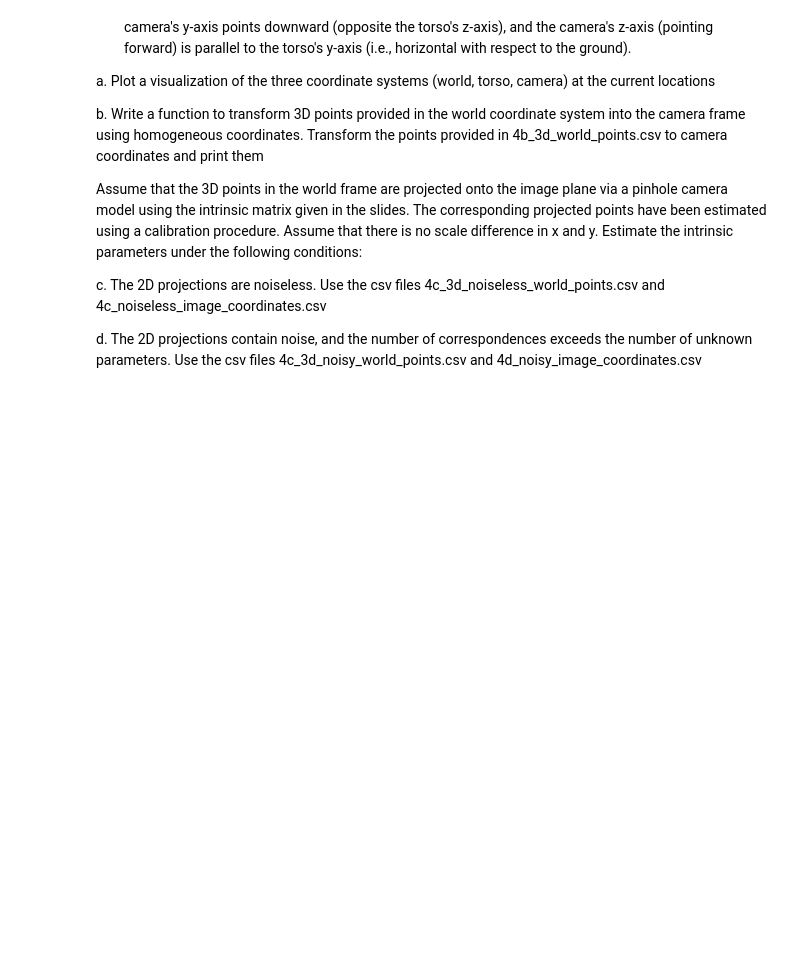
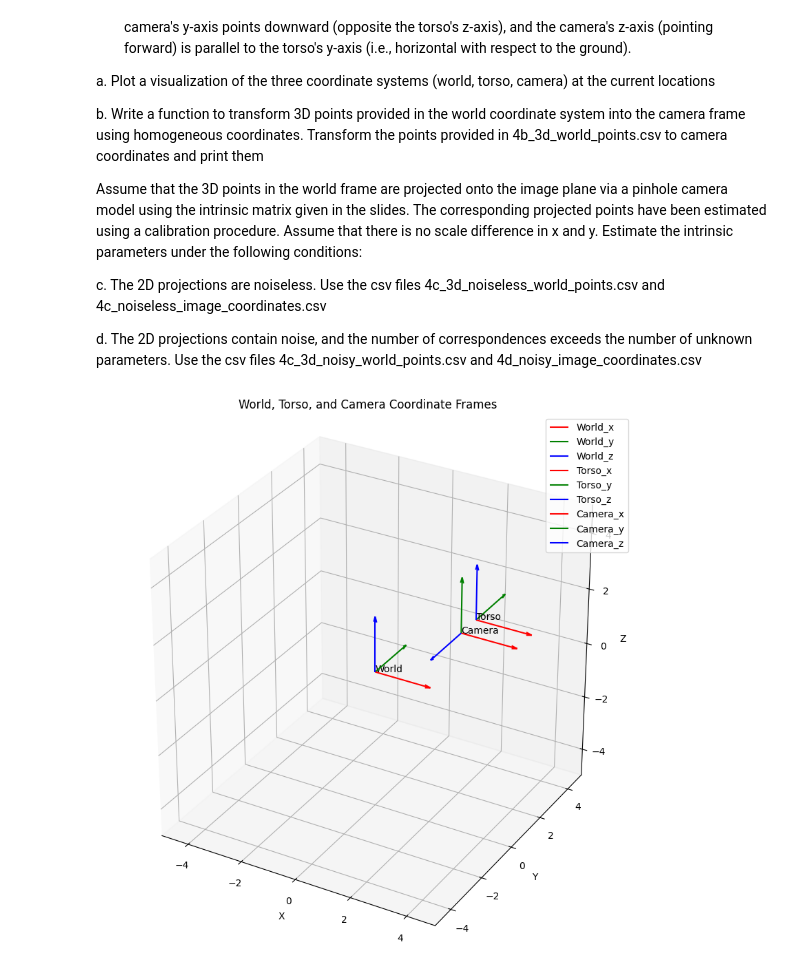
Before and after one commit to v-utsav/humanoid-robotics-assignments, a Jupyter notebook: Assignment_01.ipynb, the cells around one changed output. Saved outputs shown, nothing was run; the diff lists cells and outputs as text; code cells hidden in the pictures; blank space fills up the shorter version.

```diff
--- a/Assignment_01.ipynb
+++ b/Assignment_01.ipynb
@@ -124,19 +126,106 @@ import csv
 # %%
 # 4.a
 def get_torso2world_transform():
     # return the torso coordinate frame in world coordinates using Homogenous transforms:
-    pass
+    """
+    Returns the homogeneous transformation matrix representing the torso frame in world coordinates.
+    """
+    # Torso is at (2, 3, 1) in world frame, with axes aligned.
+    transform = np.array([
+        [1, 0, 0, 2],
+        [0, 1, 0, 3],
+        [0, 0, 1, 1],
+        [0, 0, 0, 1]
+    ])
+    return transform
+    #pass
 
 def get_camera2torso_transform():
     # return the camera coordinate frame in torso coordinates using Homogenous transforms:
-    pass
+    """
+    Returns the homogeneous transformation matrix representing the camera frame in torso coordinates.
+    """
+    # Camera is at (0, 0, 1) in torso frame.
+    translation = np.array([
+        [1, 0, 0, 0],
+        [0, 1, 0, 0],
+        [0, 0, 1, 1],
+        [0, 0, 0, 1]
+    ])
+
+    # Rotation: camera x = torso x, camera y = -torso z, camera z = torso y
+    rotation = np.array([
+        [1, 0, 0, 0],
+        [0, 0, -1, 0],
+        [0, 1, 0, 0],
+        [0, 0, 0, 1]
+    ])
+
+    transform = np.dot(rotation, translation)
+    return transform
+
+    #pass
 
 def get_camera2world_transform():
     # using above two functions return camera coordinate frame in world coordinates
-    pass
+    """
+    Returns the homogeneous transformation matrix representing the camera frame in world coordinates
+    using the above two functions.
+    """
+    torso2world = get_torso2world_transform()
+    camera2torso = get_camera2torso_transform()
+    camera2world = np.dot(torso2world, camera2torso)
+    return camera2world
+    #pass
+
+def plot_coordinate_frame(ax, transform, label, color_x='r', color_y='g', color_z='b', length=1):
+    #Plots a coordinate frame given its homogeneous transformation matrix.
+    origin = transform[:3, 3]
+    x_axis = transform[:3, 0]
+    y_axis = transform[:3, 1]
+    z_axis = transform[:3, 2]
+
+    ax.quiver(origin[0], origin[1], origin[2], x_axis[0] * length, x_axis[1] * length, x_axis[2] * length, color=color_x, arrow_length_ratio=0.1, label=f'{label}_x')
+    ax.quiver(origin[0], origin[1], origin[2], y_axis[0] * length, y_axis[1] * length, y_axis[2] * length, color=color_y, arrow_length_ratio=0.1, label=f'{label}_y')
+    ax.quiver(origin[0], origin[1], origin[2], z_axis[0] * length, z_axis[1] * length, z_axis[2] * length, color=color_z, arrow_length_ratio=0.1, label=f'{label}_z')
+    ax.text(origin[0], origin[1], origin[2], label)
 
 def plot_coordinate_frames():
     # plot the three coordinate frames with x shown in red, y shown in green and z in blue. The frame should form a right-handed coordinate system
-    pass
+    """
+    Plots the world, torso, and camera coordinate frames.
+    """
+    fig = plt.figure(figsize=(10, 10))
+    ax = fig.add_subplot(111, projection='3d')
+    ax.set_aspect('equal')
+
+    # World frame (identity transformation)
+    world_transform = np.eye(4)
+    plot_coordinate_frame(ax, world_transform, 'World', length=2)
+
+    # Torso frame
+    torso_transform = get_torso2world_transform()
+    plot_coordinate_frame(ax, torso_transform, 'Torso', color_x='r', color_y='g', color_z='b', length=2)
+
+    # Camera frame
+    camera_transform = get_camera2world_transform()
+    plot_coordinate_frame(ax, camera_transform, 'Camera', color_x='r', color_y='g', color_z='b', length=2)
+
+    ax.set_xlabel('X')
+    ax.set_ylabel('Y')
+    ax.set_zlabel('Z')
+    ax.set_title('World, Torso, and Camera Coordinate Frames')
+    ax.legend()
+
+    # Set reasonable limits for the plot
+    max_val = 5
+    ax.set_xlim([-max_val, max_val])
+    ax.set_ylim([-max_val, max_val])
+    ax.set_zlim([-max_val, max_val])
+
+    plt.show()
+plot_coordinate_frames()
+# %% [output]
+[figure, added]
 # %%
 # 4.b
```
Also changed, not shown: parts of 3 cells of this notebook.
